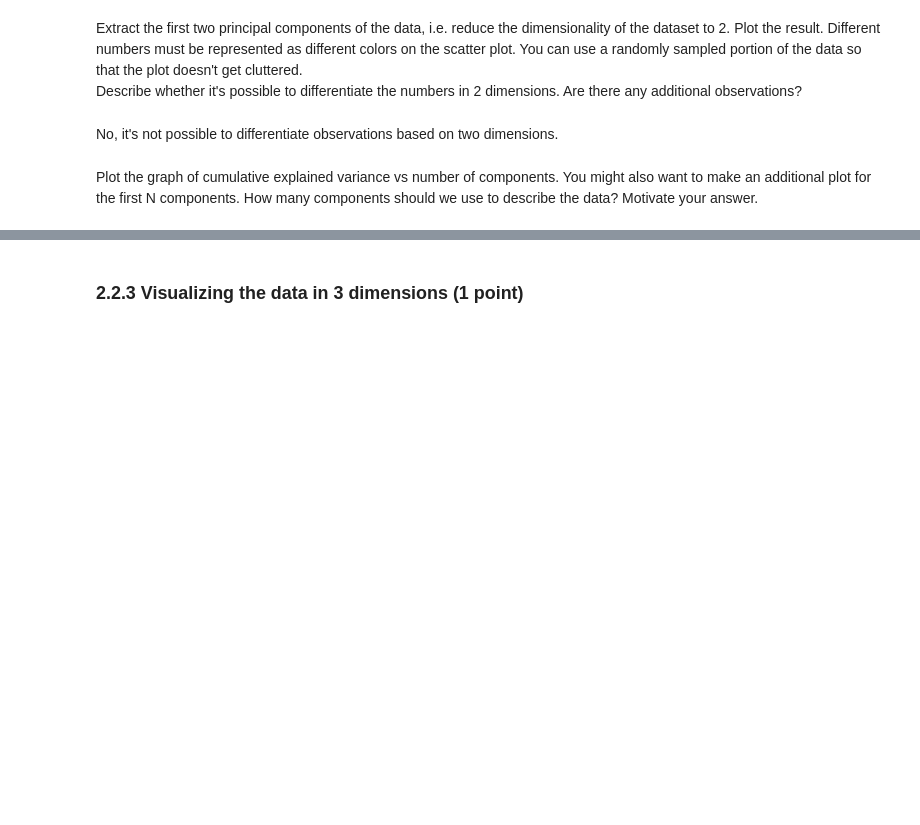
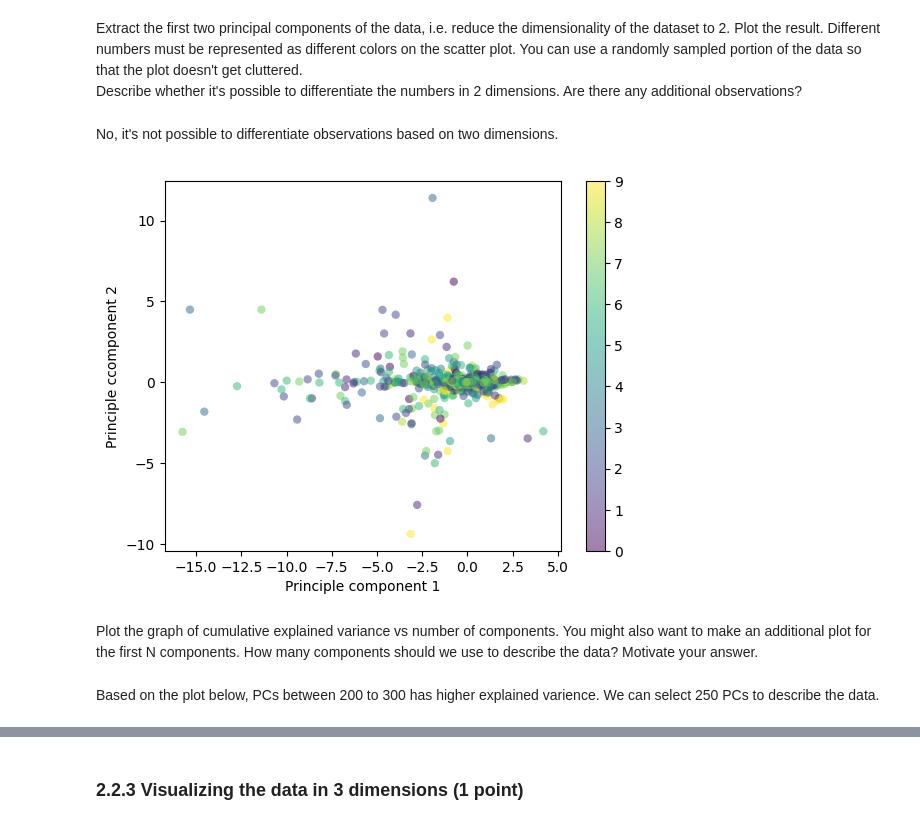
Before and after one commit to igunduz/neural-networks, a Jupyter notebook: Assignment-2/assignment2.ipynb, the cells around one changed output, grey strips where cells are left out. Drawn from its saved outputs; the diff is of its cells as text; code cells hidden in the pictures; blank space fills up the shorter version.

```diff
--- a/Assignment-2/assignment2.ipynb
+++ b/Assignment-2/assignment2.ipynb
@@ -44 +42,3 @@ cov_matrix = torch.cov(X_flat)
+# %%
+cov_mat =  torch.matmul(X_flat.T,X_flat)/X_flat.shape[0]
 # %%
@@ -60,7 +60,7 @@ This is the covarience matrix:  tensor([[6352.0454, 3070.6653,  471.4934,  ...,
 # %% [markdown]
 Perform eigendecomposion of the covariance matrix. Hint: you can use torch.linalg.eig.
 # %%
-eig_vals, eig_vecs = torch.linalg.eigh(cov_matrix)
+eig_vals, eig_vecs = torch.linalg.eigh(cov_mat)
 # %%
 print('Eigenvectors \n%s' %eig_vecs)
 print('\nEigenvalues \n%s' %eig_vals)
@@ -75,8 +90,4 @@ epairs = [(np.abs(eig_vals[i]), eig_vecs[:,i]) for i in range(len(eig_vals))].so
-# %%
-#select the first two evec
-W = np.hstack((epairs[0][1].reshape(4,1), epairs[1][1].reshape(4,1)))
-
-#Project data into new space
-Y = X_flat.dot(W)
+# %%
+X_transformed = torch.matmul(X_flat, eig_vecs) #project data
 # %% [markdown]
 No, it's not possible to differentiate observations based on two dimensions.
@@ -85,5 +94,15 @@ No, it's not possible to differentiate observations based on two dimensions.
+# %%
+plt.scatter(X_transformed[:, 0], X_transformed[:, 1],
+            c=Y, edgecolor='none', alpha=0.5)
+plt.xlabel('Principle component 1')
+plt.ylabel('Principle ccomponent 2')
+plt.colorbar();
+# %% [output]
+[figure, added]
 # %% [markdown]
 Plot the graph of cumulative explained variance vs number of components. You might also want to make an additional plot for the first N components. How many components should we use to describe the data? Motivate your answer.
+# %% [markdown]
+Based on the plot below, PCs between 200 to 300 has higher explained varience. We can select 250 PCs to describe the data.
 # %%
 tot = sum(eig_vals)
 var_exp = [(i / tot)*100 for i in sorted(eig_vals, reverse=True)]
```
Also changed, not shown: parts of 8 cells of this notebook.
